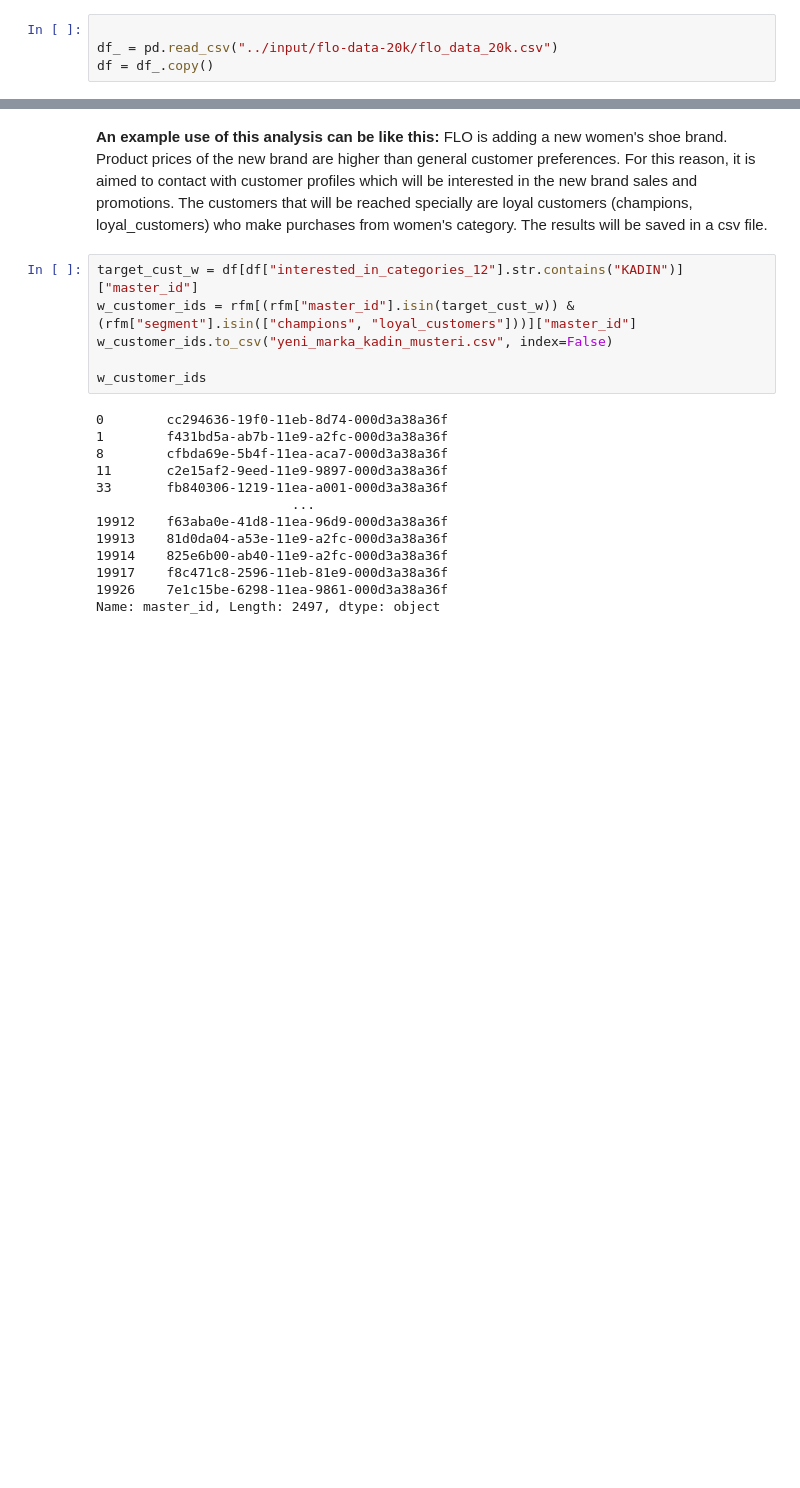
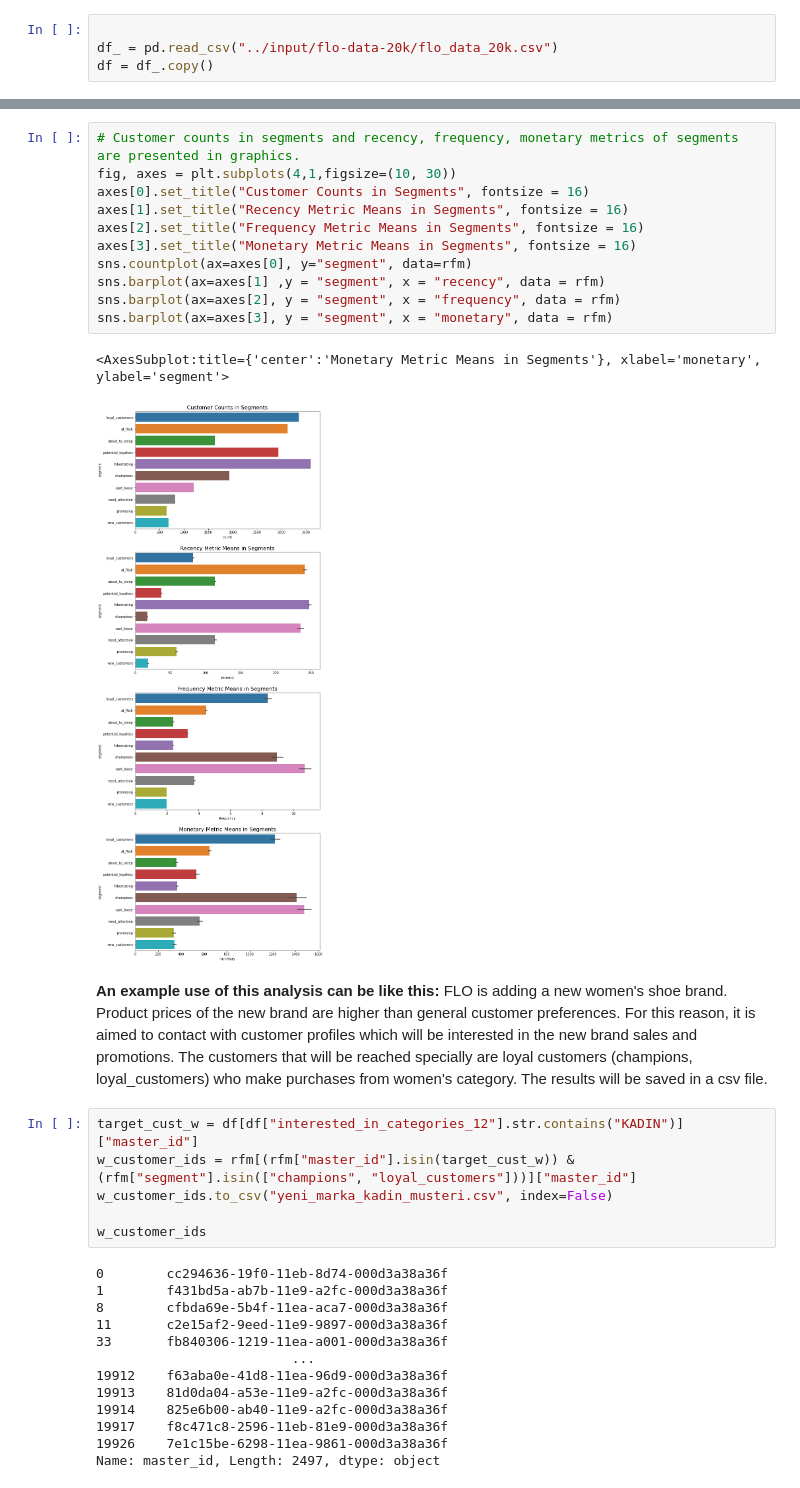
Before and after one commit to cagkangrsy/customer_segmentation_with_rfm, a Jupyter notebook: customer-segmentation-with-rfm-analysis.ipynb, the cells around one changed output, grey strips where cells are left out. Saved outputs shown, nothing was run; the diff lists cells and outputs as text; blank space fills up the shorter version.

```diff
--- a/customer-segmentation-with-rfm-analysis.ipynb
+++ b/customer-segmentation-with-rfm-analysis.ipynb
@@ -218,3 +236,17 @@ rfm.head()
+# %%
+# Customer counts in segments and recency, frequency, monetary metrics of segments are presented in graphics.
+fig, axes = plt.subplots(4,1,figsize=(10, 30))
+axes[0].set_title("Customer Counts in Segments", fontsize = 16)
+axes[1].set_title("Recency Metric Means in Segments", fontsize = 16)
+axes[2].set_title("Frequency Metric Means in Segments", fontsize = 16)
+axes[3].set_title("Monetary Metric Means in Segments", fontsize = 16)
+sns.countplot(ax=axes[0], y="segment", data=rfm)
+sns.barplot(ax=axes[1] ,y = "segment", x = "recency", data = rfm)
+sns.barplot(ax=axes[2], y = "segment", x = "frequency", data = rfm)
+sns.barplot(ax=axes[3], y = "segment", x = "monetary", data = rfm)
+# %% [output]
+<AxesSubplot:title={'center':'Monetary Metric Means in Segments'}, xlabel='monetary', ylabel='segment'>
+[figure, added]
 # %% [markdown]
 **An example use of this analysis can be like this:** FLO is adding a new women's shoe brand. Product prices of the new brand are higher than general customer preferences. For this reason, it is aimed to contact with customer profiles which will be interested
 in the new brand sales and promotions. The customers that will be reached specially are loyal customers (champions, loyal_customers) who make purchases from women's category. The results will be saved in a
```
Also changed, not shown: parts of 22 cells of this notebook.
